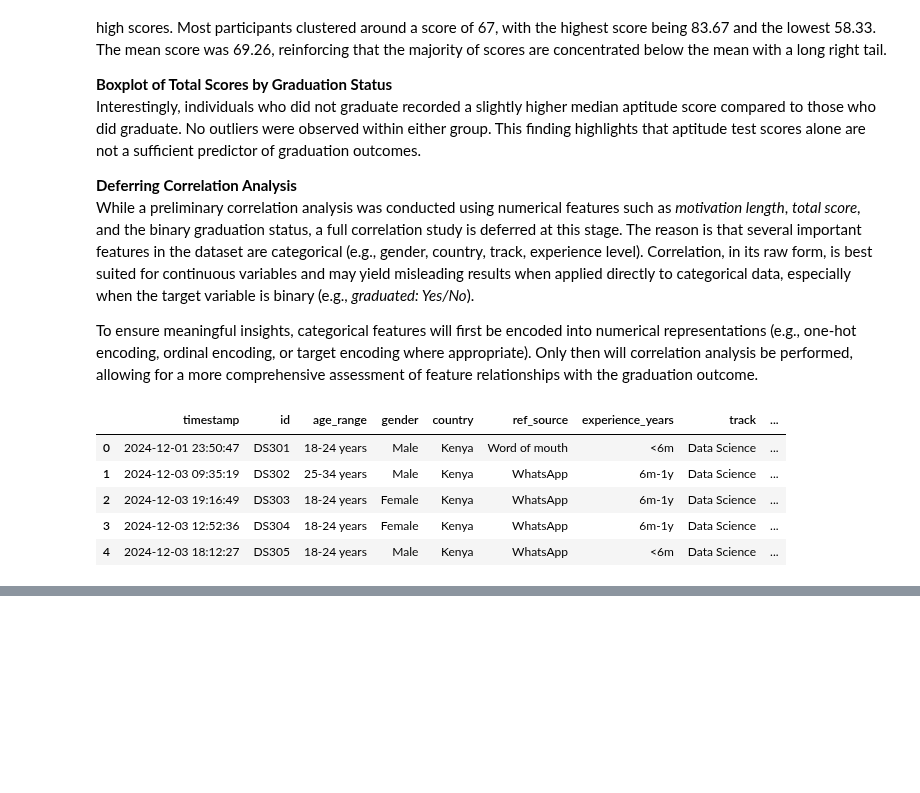
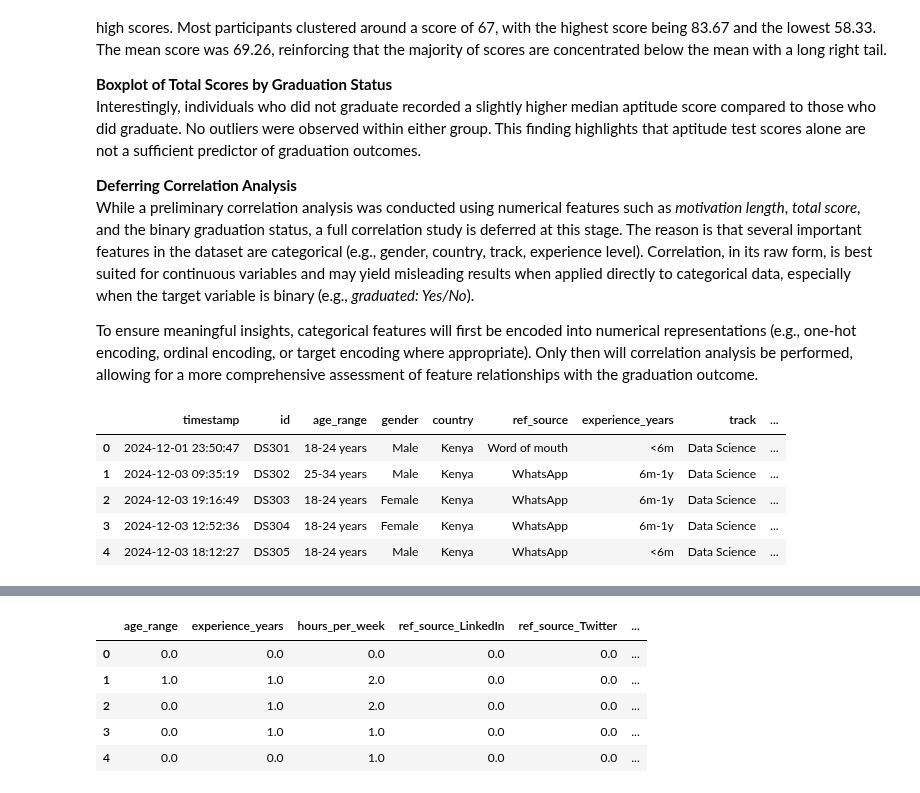
Before and after one commit to J-Kimani/DS, a Jupyter notebook: Projects/Data Proficiency Project/Data Proficiency Project.ipynb, the cells around one changed output, grey strips where cells are left out. Cells and saved outputs as stored; diff of their text form; code cells hidden in the pictures; blank space fills up the shorter version.

```diff
--- a/Projects/Data Proficiency Project/Data Proficiency Project.ipynb
+++ b/Projects/Data Proficiency Project/Data Proficiency Project.ipynb
@@ -1113,0 +1224,59 @@ df2.head()
+# %%
+from sklearn.preprocessing import OrdinalEncoder, OneHotEncoder
+from sklearn.compose import ColumnTransformer
+from sklearn.pipeline import Pipeline
+
+# -------------------------
+# 1. Define column groups
+# -------------------------
+ordinal_features = {
+    "age_range": ["18-24 years", "25-34 years", "35-44 years", "45-54 years"],
+    "experience_years": ["<6m", "6m-1y", "1-3y", "4-6y"],
+    "hours_per_week": ["<6", "7-14", ">14"]
+}
+
+binary_features = ["gender", "country", "track", "aptitude_completed"]
+
+nominal_features = ["ref_source", "main_aim"]
+
+# -------------------------
+# 2. Build transformers
+# -------------------------
+ordinal_transformer = OrdinalEncoder(
+    categories=[ordinal_features["age_range"],
+                ordinal_features["experience_years"],
+                ordinal_features["hours_per_week"]]
+)
+
+onehot_transformer = OneHotEncoder(drop="first", handle_unknown="ignore")
+
+# -------------------------
+# 3. ColumnTransformer
+# -------------------------
+preprocessor = ColumnTransformer(
+    transformers=[
+        ("ord", ordinal_transformer, list(ordinal_features.keys())),
+        ("onehot", onehot_transformer, nominal_features),
+        ("binary", "passthrough", binary_features + ["total_score", "month", "motivation_len", "graduated_num"])
+    ]
+)
+
+# -------------------------
+# 4. Fit and Transform
+# -------------------------
+df4 = preprocessor.fit_transform(df3)
+
+# Convert back to DataFrame with readable column names
+ohe_cols = preprocessor.named_transformers_['onehot'].get_feature_names_out(nominal_features)
+all_cols = list(ordinal_features.keys()) + list(ohe_cols) + binary_features + ["total_score", "month", "motivation_len", "graduated_num"]
+
+df4 = pd.DataFrame(df4, columns=all_cols)
+
+df4.head()
+# %% [output]
+|  | age_range | experience_years | hours_per_week | ref_source_LinkedIn | ref_source_Twitter | ... |
+| 0 | 0.0 | 0.0 | 0.0 | 0.0 | 0.0 | ... |
+| 1 | 1.0 | 1.0 | 2.0 | 0.0 | 0.0 | ... |
+| 2 | 0.0 | 1.0 | 2.0 | 0.0 | 0.0 | ... |
+| 3 | 0.0 | 1.0 | 1.0 | 0.0 | 0.0 | ... |
+| 4 | 0.0 | 0.0 | 1.0 | 0.0 | 0.0 | ... |
```
Also changed, not shown: parts of 14 cells of this notebook, 2 other files.
